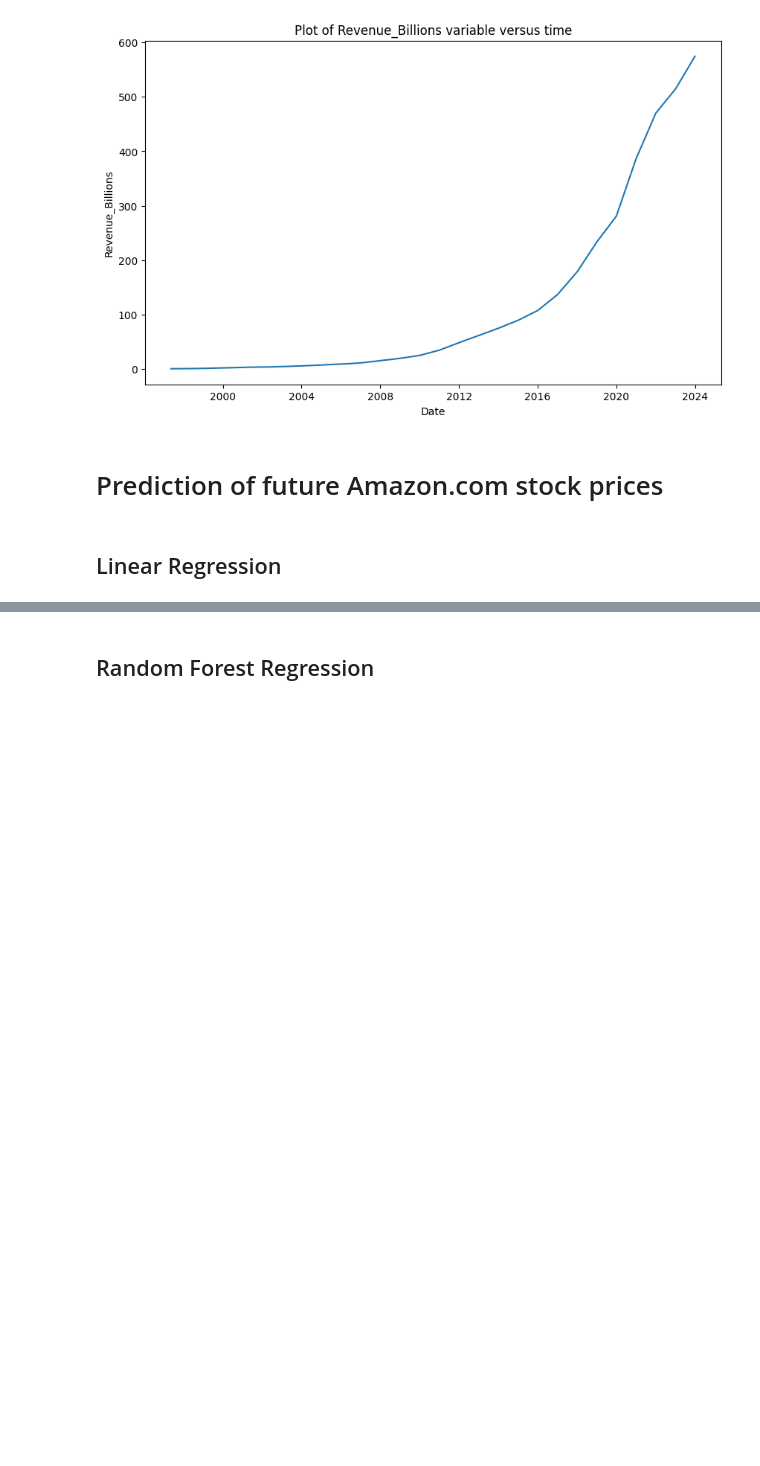
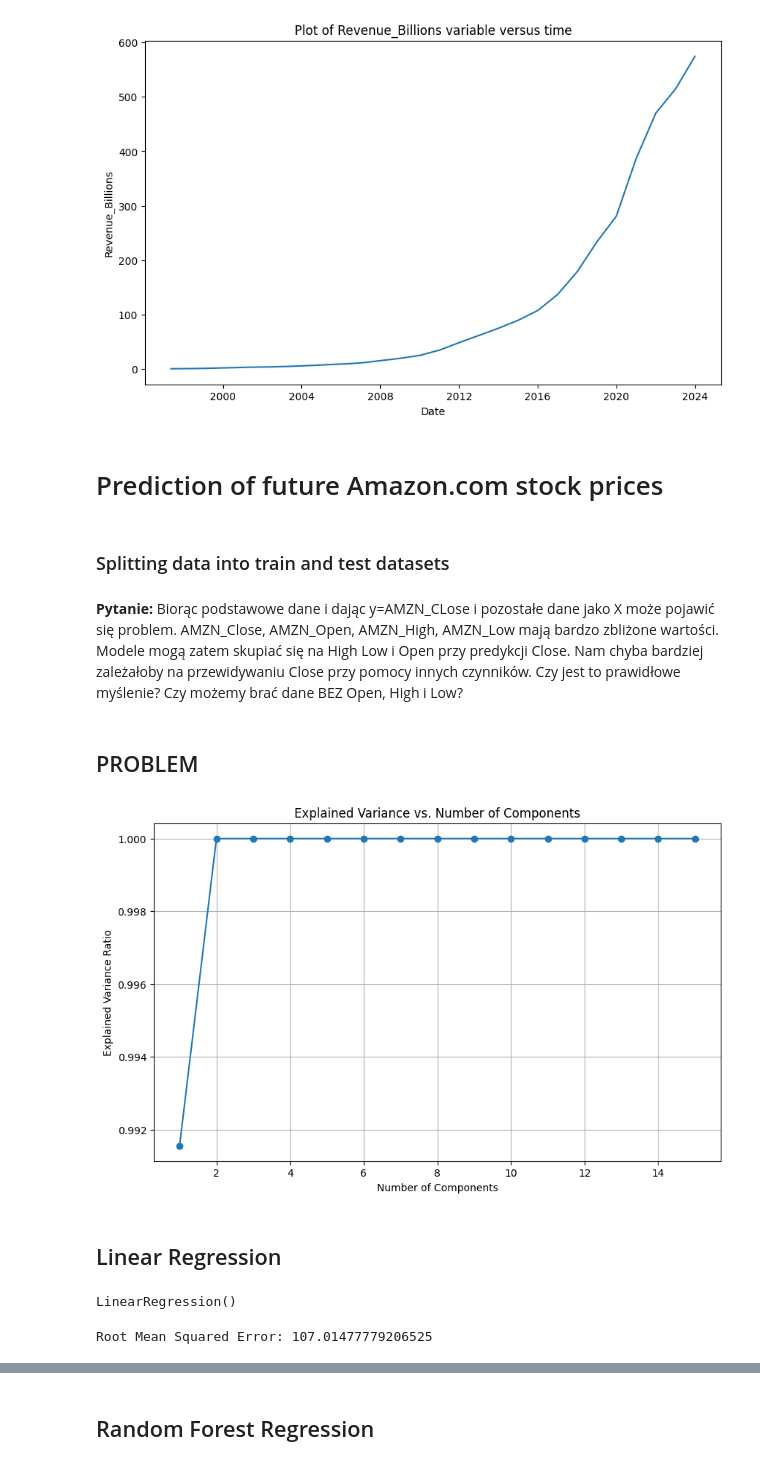
Before and after one commit to Galicheck/MJNWM-Project, a Jupyter notebook: project_AMZN_prediction.ipynb, the cells around one changed output, grey strips where cells are left out. Saved outputs shown, nothing was run; the diff lists cells and outputs as text; code cells hidden in the pictures; blank space fills up the shorter version.

Commit message:
Added initial work on linear regression and support vector regression

```diff
--- a/project_AMZN_prediction.ipynb
+++ b/project_AMZN_prediction.ipynb
@@ -360,2 +357,36 @@ for name in names:
 # %% [markdown]
 # Prediction of future Amazon.com stock prices
+# %% [markdown]
+### Splitting data into train and test datasets
+# %% [markdown]
+**Pytanie:** Biorąc podstawowe dane i dając y=AMZN_CLose i pozostałe dane jako X może pojawić się problem. AMZN_Close, AMZN_Open, AMZN_High, AMZN_Low mają bardzo zbliżone wartości. Modele mogą zatem skupiać się na High Low i Open przy predykcji Close. Nam chyba bardziej zależałoby na przewidywaniu Close przy pomocy innych czynników. Czy jest to prawidłowe myślenie? Czy możemy brać dane BEZ Open, High i Low?
+# %%
+df = data.drop(columns=['AMZN_Open', 'AMZN_High', 'AMZN_Low'])
+split_index = int(len(df) * 0.75)
+
+train_data = df.iloc[:split_index]
+test_data = df.iloc[split_index:]
+# %%
+y_train = train_data['AMZN_Close']
+X_train = train_data.drop(columns = ['AMZN_Close'])
+y_test = test_data['AMZN_Close']
+X_test = test_data.drop(columns = ['AMZN_Close'])
+# %% [markdown]
+## PROBLEM
+# %%
+pca = PCA()
+pca.fit(X_train)
+
+# Calculate cumulative explained variance
+cumulative_variance = np.cumsum(pca.explained_variance_ratio_)
+
+# Plot explained variance vs. number of components
+plt.figure(figsize=(10, 6))
+plt.plot(range(1, len(cumulative_variance) + 1), cumulative_variance, marker='o', linestyle='-')
+plt.title('Explained Variance vs. Number of Components')
+plt.xlabel('Number of Components')
+plt.ylabel('Explained Variance Ratio')
+plt.grid(True)
+plt.show()
+# %% [output]
+[figure, added]
@@ -365,0 +407,5 @@ for name in names:
+# %%
+# Train the model
+linear_model.fit(X_train, y_train)
+# %% [output]
+LinearRegression()
@@ -365,0 +415,6 @@ for name in names:
+# %%
+# Calculate RMSE
+rmse = np.sqrt(mean_squared_error(y_test, y_pred))
+print("Root Mean Squared Error:", rmse)
+# %% [output]
+Root Mean Squared Error: 107.01477779206525
```
Also changed, not shown: parts of 22 cells of this notebook.
